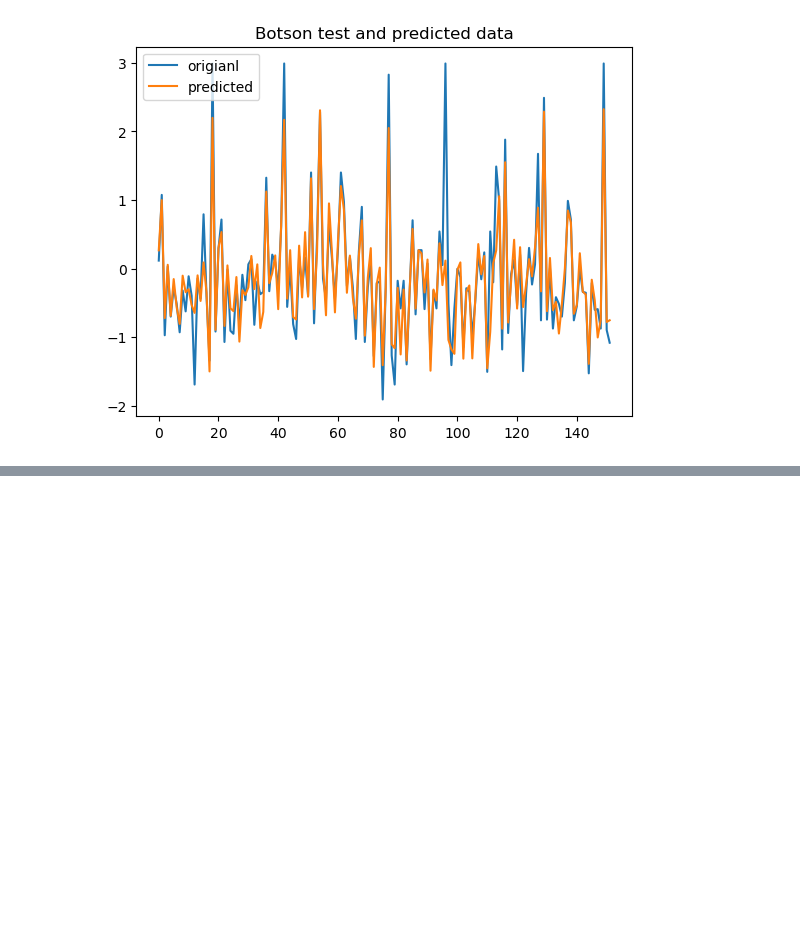
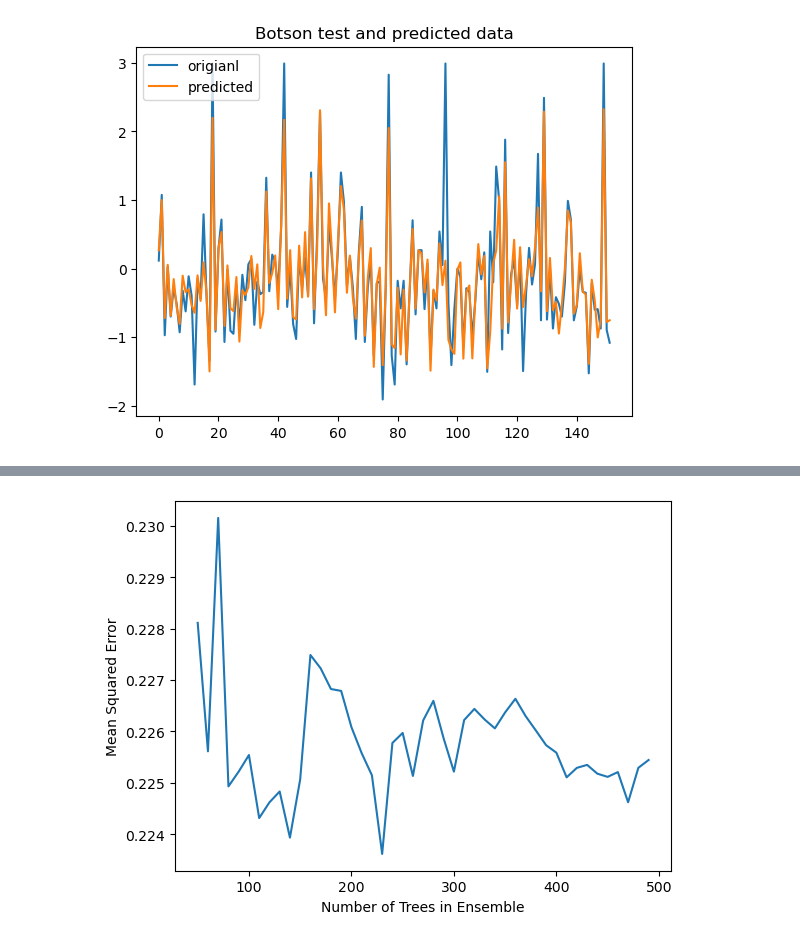
Before and after one commit to YangGuiBee/ML, a Jupyter notebook: TextBook-06/ex06.ipynb, the cells around one changed output, grey strips where cells are left out. Saved outputs shown, nothing was run; the diff lists cells and outputs as text; code cells hidden in the pictures; blank space fills up the shorter version.

```diff
--- a/TextBook-06/ex06.ipynb
+++ b/TextBook-06/ex06.ipynb
@@ -796,0 +917,86 @@ MSE:  0.15747437725715113
+# %%
+##########################################################
+# 6강 : RandomForestRegressor
+##########################################################
+
+from sklearn.ensemble import RandomForestRegressor
+from sklearn.datasets import load_wine
+from sklearn.model_selection import train_test_split
+from sklearn import ensemble
+from sklearn.metrics import mean_squared_error
+import pandas as pd
+import numpy as np
+import matplotlib.pyplot as plot
+
+# 와인 데이터셋 로드
+data = load_wine()   # 데이터 로드
+data.target[[10, 80, 140]]  # 일부 데이터 타겟 값 출력
+df = pd.DataFrame(data.data, columns=data.feature_names)  # 데이터를 DataFrame으로 변환
+print(df.columns)  # 피처(특징) 이름 출력
+
+# X: 특징 데이터, Y: 목표 변수 데이터로 분리
+X = df.iloc[:,1:].to_numpy()  # 첫 번째 열을 제외한 나머지 열을 특징으로 설정
+Y = df.iloc[:,0].to_numpy()   # 첫 번째 열을 목표 변수로 설정
+wineNames = np.array(data.feature_names[1:])  # 특징 이름 저장
+# 훈련 및 테스트 데이터셋으로 나누기 (30% 테스트 데이터)
+xTrain, xTest, yTrain, yTest = train_test_split(X, Y, test_size=0.3, random_state=531)
+print(len(xTrain), len(xTest))  # 훈련과 테스트 데이터 크기 출력
+
+# 모델 성능 평가용 MSE 리스트와 트리 개수 범위 설정
+mseOos = []
+nTreeList = range(50, 500, 10) #50에서 500까지의 숫자를 10씩 증가
+
+# 트리 개수를 변화시키며 모델 학습 및 평가 #################################
+for iTrees in nTreeList:
+    depth = None  # 트리 깊이 제한 없음
+    maxFeat = 4  # 사용할 최대 특징 수
+    # 랜덤 포레스트 회귀 모델 생성 및 학습
+    wineRFModel = ensemble.RandomForestRegressor(n_estimators=iTrees,
+                    max_depth=depth, max_features=maxFeat,
+                    oob_score=False, random_state=531)
+    wineRFModel.fit(xTrain, yTrain)  # 모델 학습
+    # 테스트 데이터에 대한 예측값 계산
+    prediction = wineRFModel.predict(xTest)
+    # MSE 계산 및 누적
+    mseOos.append(mean_squared_error(yTest, prediction))
+
+# MSE 출력
+print("MSE")
+print(mseOos)
+
+# 트리 개수에 따른 MSE 시각화
+plot.plot(nTreeList, mseOos)
+plot.xlabel('Number of Trees in Ensemble')  # x축 레이블
+plot.ylabel('Mean Squared Error')  # y축 레이블
+plot.show()
+
+# 피처 중요도 계산 및 시각화
+featureImportance = wineRFModel.feature_importances_
+# 피처 중요도 정규화
+featureImportance = featureImportance / featureImportance.max()
+sorted_idx = np.argsort(featureImportance)  # 중요도 기준으로 정렬
+barPos = np.arange(sorted_idx.shape[0]) + 0.5
+# 피처 중요도 바차트 그리기
+plot.barh(barPos, featureImportance[sorted_idx], align='center')
+plot.yticks(barPos, wineNames[sorted_idx])
+plot.xlabel('Variable Importance')  # x축 레이블
+plot.show()
+
+# 깊이 4로 랜덤 포레스트 회귀 모델 재학습 #################################
+regr = RandomForestRegressor(max_depth=4, random_state=531, n_estimators=150)
+regr.fit(xTrain, yTrain)  # 모델 학습
+prediction = regr.predict(xTest)  # 테스트 데이터 예측
+print(mean_squared_error(yTest, prediction))
+
+# 피처 중요도 재계산 및 시각화
+featureImportance = regr.feature_importances_
+# 피처 중요도 정규화
+featureImportance = featureImportance / featureImportance.max()
+sorted_idx = np.argsort(featureImportance)  # 중요도 기준으로 정렬
+barPos = np.arange(sorted_idx.shape[0]) + 0.5
+# 피처 중요도 바차트 그리기
+plot.barh(barPos, featureImportance[sorted_idx], align='center')
+plot.yticks(barPos, wineNames[sorted_idx])
+plot.xlabel('Variable Importance')  # x축 레이블
+plot.show()
+# %% [output]
@@ -796,0 +1011 @@ MSE:  0.15747437725715113
+[figure, added]
```
Also changed, not shown: parts of 4 cells of this notebook.
